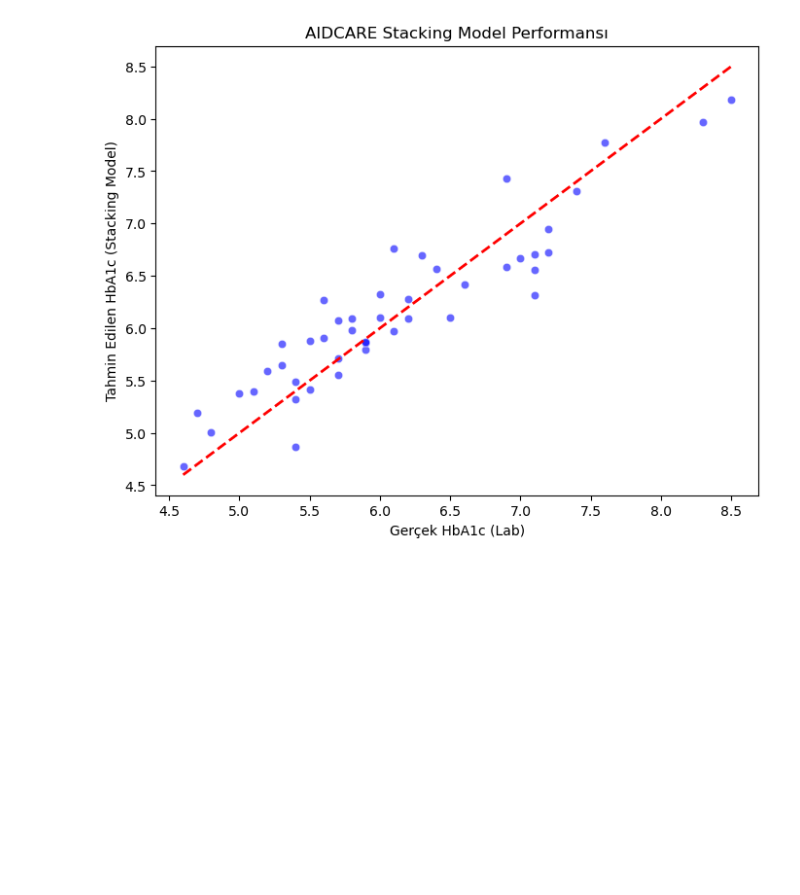
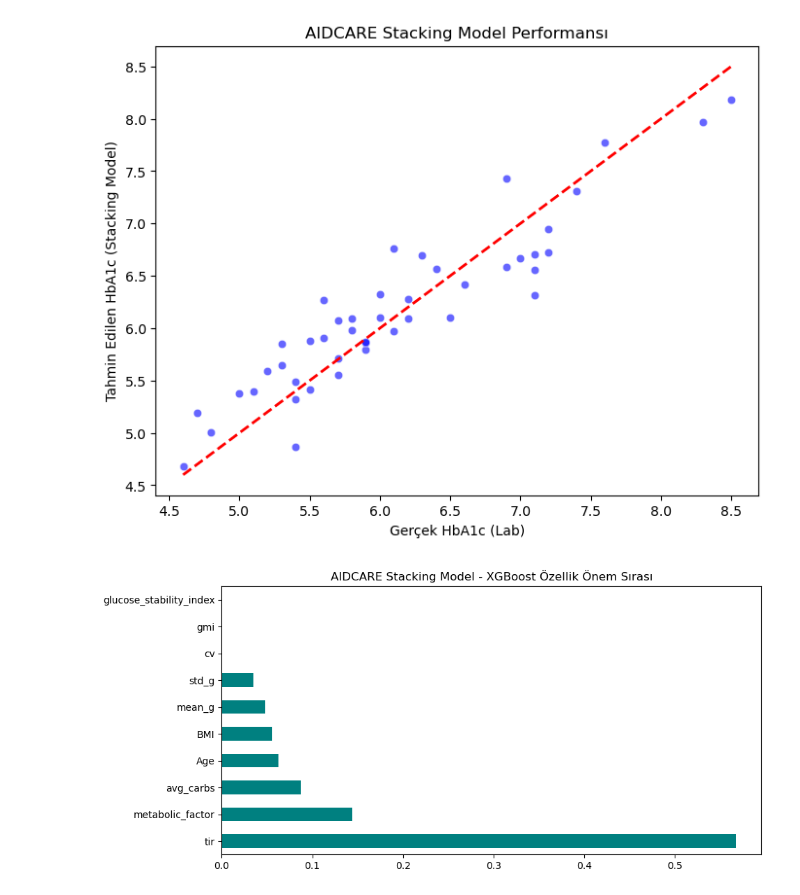
Before and after one commit to alican41/HbA1c-AIDCARE, a Jupyter notebook: hba1c_prediction_model_cgm.ipynb, the cells around one changed output. Drawn from its saved outputs; the diff is of its cells as text; code cells hidden in the pictures; blank space fills up the shorter version.

```diff
--- a/hba1c_prediction_model_cgm.ipynb
+++ b/hba1c_prediction_model_cgm.ipynb
@@ -1285,3 +1285,13 @@ plt.title('AIDCARE Stacking Model Performansı')
 plt.show()
 # %% [output]
 [figure]
+# %%
+plt.figure(figsize=(10, 5))
+# 2. Özellik Önem Sırası (XGBoost'un önem verdiği özellikler)
+xgb_importances = stacking_model.named_estimators_['xgb'].feature_importances_
+feat_importances = pd.Series(xgb_importances, index=X_ext.columns)
+feat_importances.nlargest(10).plot(kind='barh', color='teal')
+plt.title('AIDCARE Stacking Model - XGBoost Özellik Önem Sırası')
+plt.show()
+# %% [output]
+[figure, added]
```
